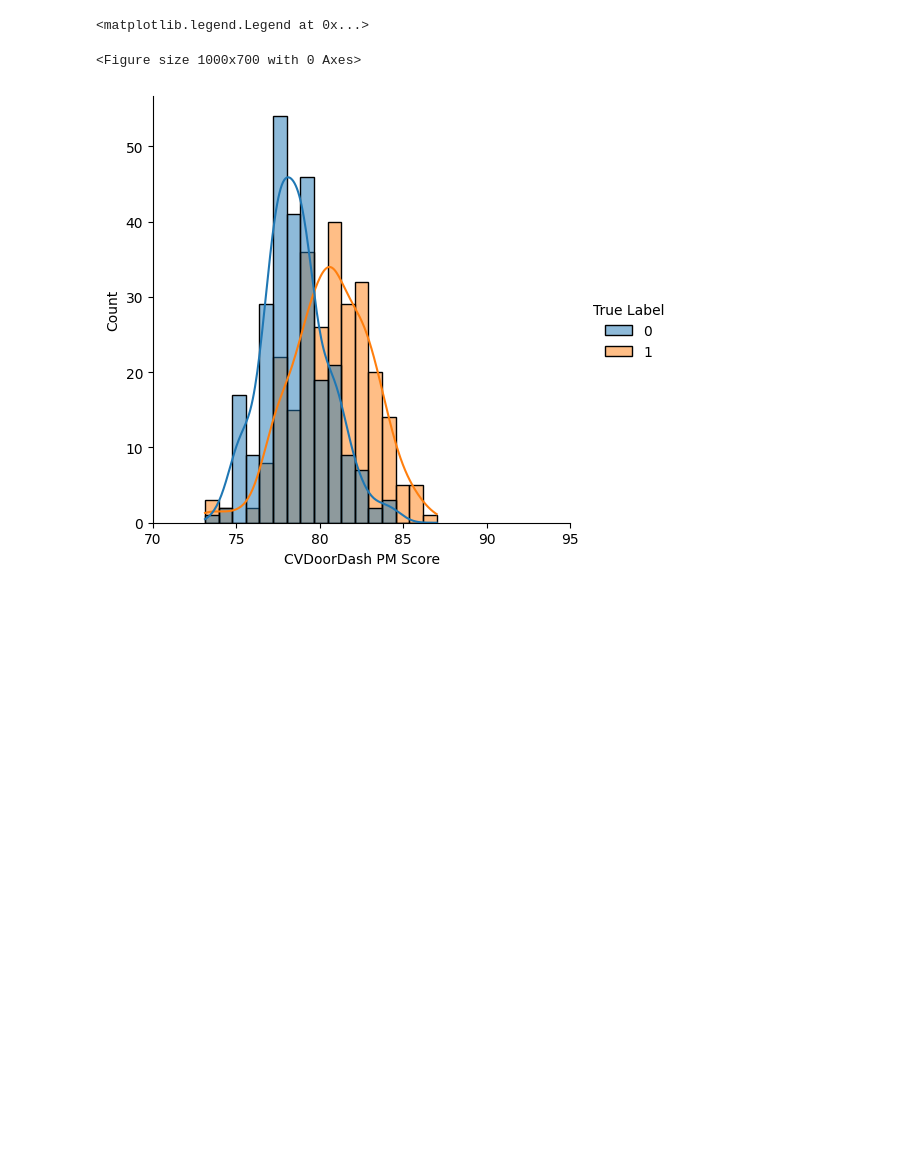
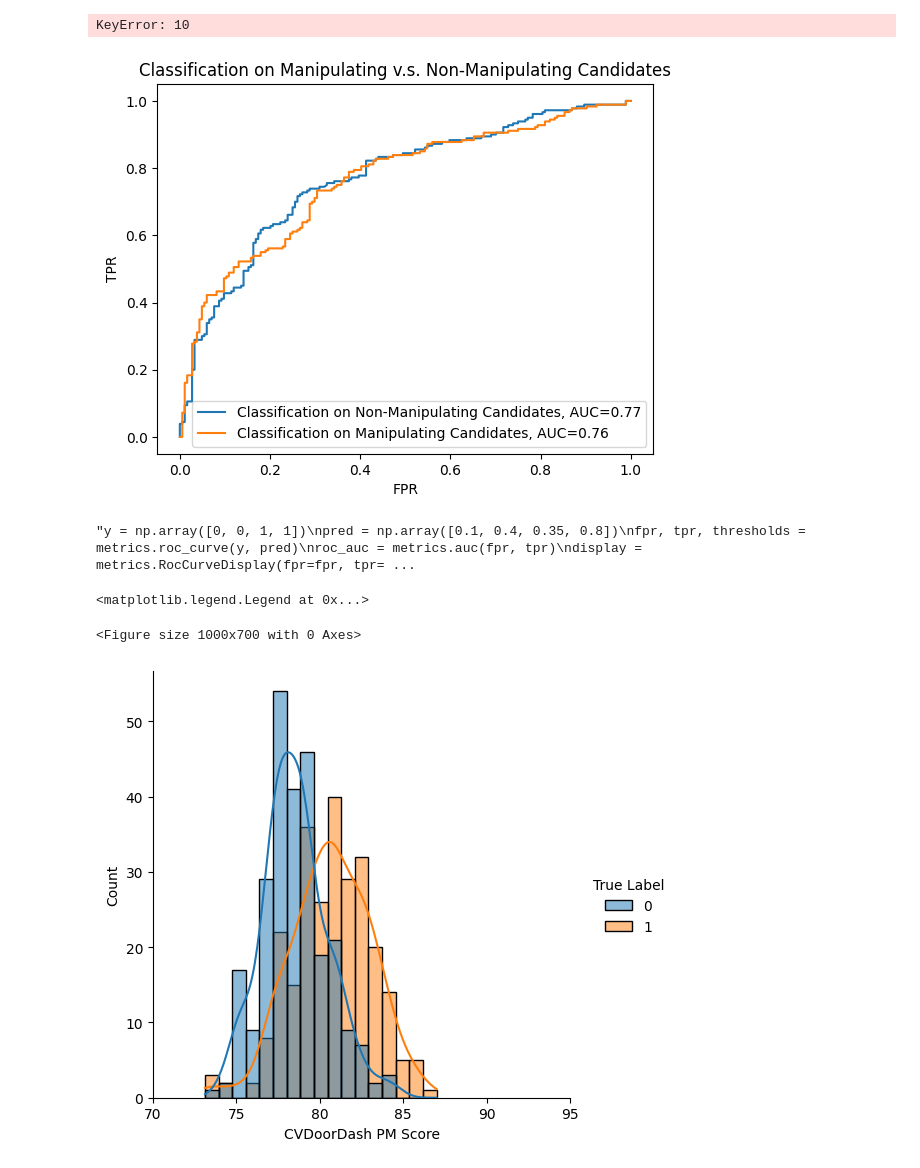
Before and after one commit to heyyjudes/llm-hiring-ecosystem, a Jupyter notebook: validation_tests/significance_tests.ipynb, the cells around one changed output. Saved outputs shown, nothing was run; the diff lists cells and outputs as text; code cells hidden in the pictures; blank space fills up the shorter version.

```diff
--- a/validation_tests/significance_tests.ipynb
+++ b/validation_tests/significance_tests.ipynb
@@ -24,0 +65,20 @@ finaldata.head()
+# %%
+# one ticket system
+def map_input_score(row):
+    if row['Will Manipulate']:
+        return max(row['CVDoorDash PM Score'], row['Cleaned GPT-4o Conversation-Improved CVDoorDash PM Score'])
+    else:
+        return row['CVDoorDash PM Score']
+
+def map_hirer_score(row):
+    if row['Will Manipulate']:
+        return max(row['input_score'], row['Cleaned Twice GPT-4o Conversation-Improved CVDoorDash PM Score'])
+    else:
+        return max(row['input_score'], row['Cleaned GPT-4o Conversation-Improved CVDoorDash PM Score'])
+
+# Assuming your DataFrame is named 'df'
+df['input_score'] = df.apply(map_input_score, axis=1)
+df['hirer_score'] = df.apply(map_hirer_score, axis=1)
+# check statistics
+df.groupby('True Label')[['input_score', 'hirer_score']].describe()
+#
@@ -24,0 +258,8 @@ finaldata.head()
+# %%
+train = df.sample(frac=0.7, random_state=i)
+
+test= df.drop(train.index)
+train.reset_index()
+test.reset_index()
+fpr_unmanipulated, tpr_unmanipulated, thresholds_unmani = roc_curve(train['True Label'], train['CVDoorDash PM Score'])
+fpr_1ticket, tpr_1ticket, thresholds_1ticket = roc_curve(train['True Label'], train['input_score'])
@@ -25,3 +282,41 @@ finaldata.head()
+# %%
+#[1 if score >= threshold else 0 for score in test_df['CVDoordash']]
+un_manipulated_thres = set_threshold_zero_fpr(train['CVDoorDash PM Score'], train['True Label'])
+
+manipulated_thres = set_threshold_zero_fpr(train['input_score'], train['True Label'])
+print(sum([1 for i in range(len(train)) if train.loc[i]['input_score']>manipulated_thres]))
+# %% [output]
+KeyError: 10
+# %%
+roc_auc_un = metrics.auc(fpr_unmanipulated, tpr_unmanipulated)
+roc_auc_1 = metrics.auc(fpr_1ticket, tpr_1ticket)
+#auc = round(metrics.roc_auc_score(y_test, y_pred), 4)
+plt.title("Classification on Manipulating v.s. Non-Manipulating Candidates")
+plt.xlabel("FPR")
+plt.ylabel("TPR")
+plt.plot(fpr_unmanipulated,tpr_unmanipulated,label="Classification on Non-Manipulating Candidates, AUC="+str(round(roc_auc_un, 2)))
+plt.plot(fpr_1ticket,tpr_1ticket,label="Classification on Manipulating Candidates, AUC="+str(round(roc_auc_1, 2)))
+#display.plot()
+plt.legend()
+plt.savefig("manipulation_worsens.png")
+plt.show()
+# %% [output]
+[figure, added]
+# %%
+import matplotlib.pyplot as plt
+import numpy as np
+from sklearn import metrics
+'''y = np.array([0, 0, 1, 1])
+pred = np.array([0.1, 0.4, 0.35, 0.8])
+fpr, tpr, thresholds = metrics.roc_curve(y, pred)
+roc_auc = metrics.auc(fpr, tpr)
+display = metrics.RocCurveDisplay(fpr=fpr, tpr=tpr, roc_auc=roc_auc,
+                                  estimator_name='example estimator')
+display.plot()
+
+plt.show()'''
+# %% [output]
+"y = np.array([0, 0, 1, 1])\npred = np.array([0.1, 0.4, 0.35, 0.8])\nfpr, tpr, thresholds = metrics.roc_curve(y, pred)\nroc_auc = metrics.auc(fpr, tpr)\ndisplay = metrics.RocCurveDisplay(fpr=fpr, tpr= ...
 # %%
 # Import data
 # Plot
```
Also changed, not shown: parts of 16 cells of this notebook.
